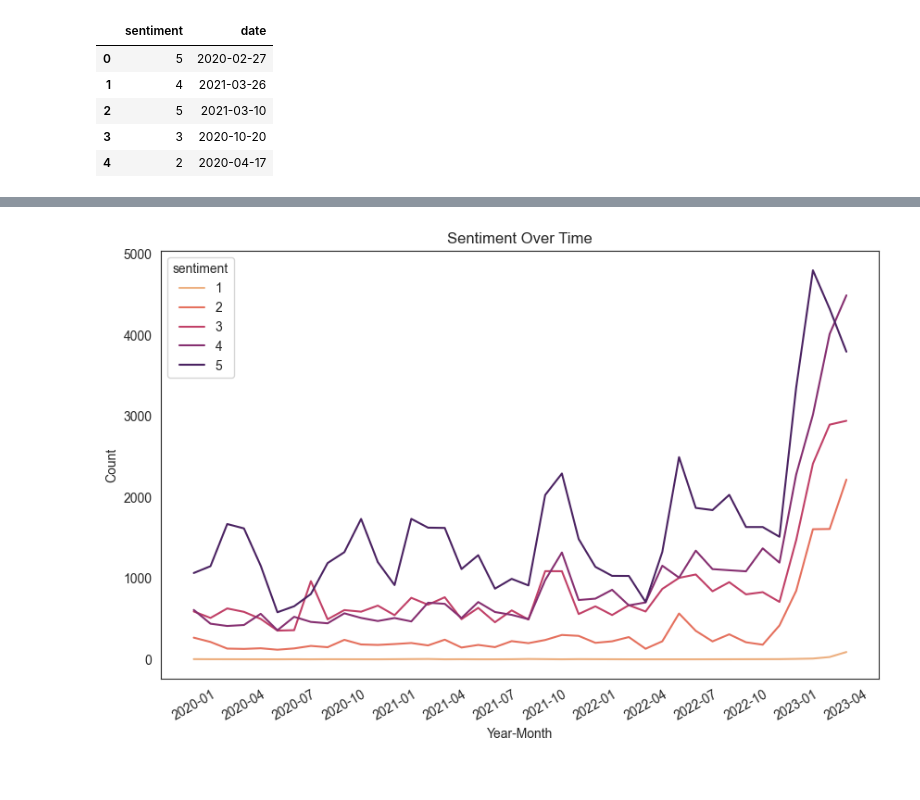
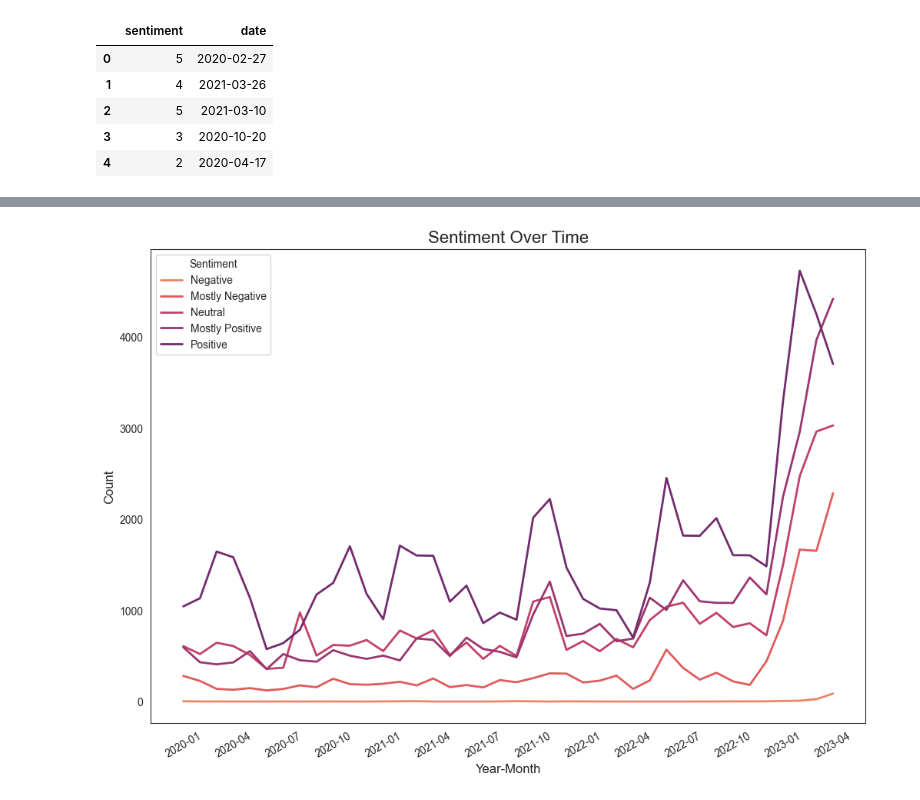
Before and after one commit to slvhuang/Final-Project-NLP, a Jupyter notebook: 4_sentiment_analysis.ipynb, the cells around one changed output, grey strips where cells are left out. Saved outputs shown, nothing was run; the diff lists cells and outputs as text; code cells hidden in the pictures.

```diff
--- a/4_sentiment_analysis.ipynb
+++ b/4_sentiment_analysis.ipynb
@@ -322,3 +325,13 @@ AI Mood
 2     383
 1      72
 Name: count, dtype: int64
+# %%
+# mapping the sentiment values to text
+sentiment_map = {'Negative': 1,
+                 'Mostly Negative': 2,
+                 'Neutral': 3,
+                 'Mostly Positive': 4,
+                 'Positive': 5}
+
+sentiment_labels = list(sentiment_map.keys())
+sentiment_labels
@@ -720,13 +765,28 @@ df_plot.head()
 # %%
 # Plot timeline of the sentiment over time as a line chart
-plt.figure(figsize=(10, 6))
+
+from matplotlib.lines import Line2D
+
+# Set up the color palette
+palette = sns.color_palette('flare', len(sentiment_labels))
+
+plt.figure(figsize=(12, 8))
 sns.set_style('white')
-sns.lineplot(data=df_plot, x='year-month', y='count', hue='sentiment', palette='flare')
-plt.title('Sentiment Over Time')
-plt.xlabel('Year-Month')
-plt.ylabel('Count')
+sns.lineplot(data=df_plot, x='year-month', y='count', hue='sentiment', palette=palette, linewidth=2)
+plt.title('Sentiment Over Time', fontsize=16)
+plt.xlabel('Year-Month', fontsize=12)
+plt.ylabel('Count', fontsize=12)
 plt.xticks(rotation=30)
+
+
+# Define custom legend handles with consistent line width
+custom_handles = [
+    Line2D([], [], color=palette[i], linewidth=2, label=sentiment_labels[i])
+    for i in range(len(sentiment_labels))
+]
+
+plt.legend(title='Sentiment', labels=sentiment_labels, loc='upper left', handles=custom_handles)
 plt.gca().xaxis.set_major_locator(plt.MaxNLocator(15)) # set number of ticks
 plt.show()
 # %% [output]
-[figure, old version]
+[figure, new version]
```
Also changed, not shown: parts of 29 cells of this notebook, 4 other files.
